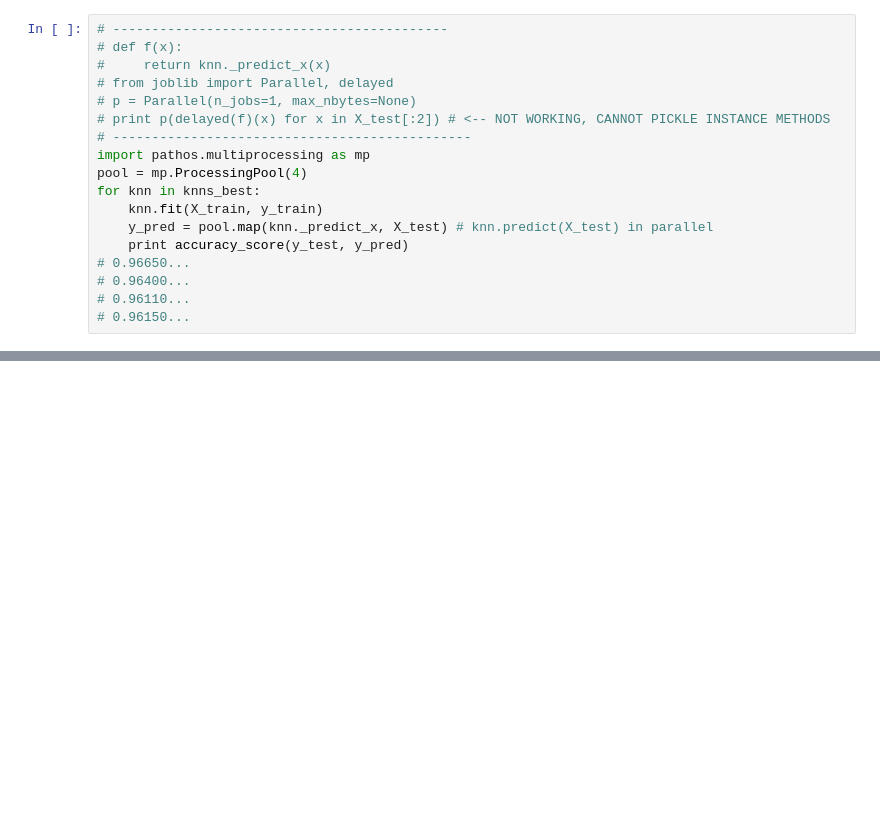
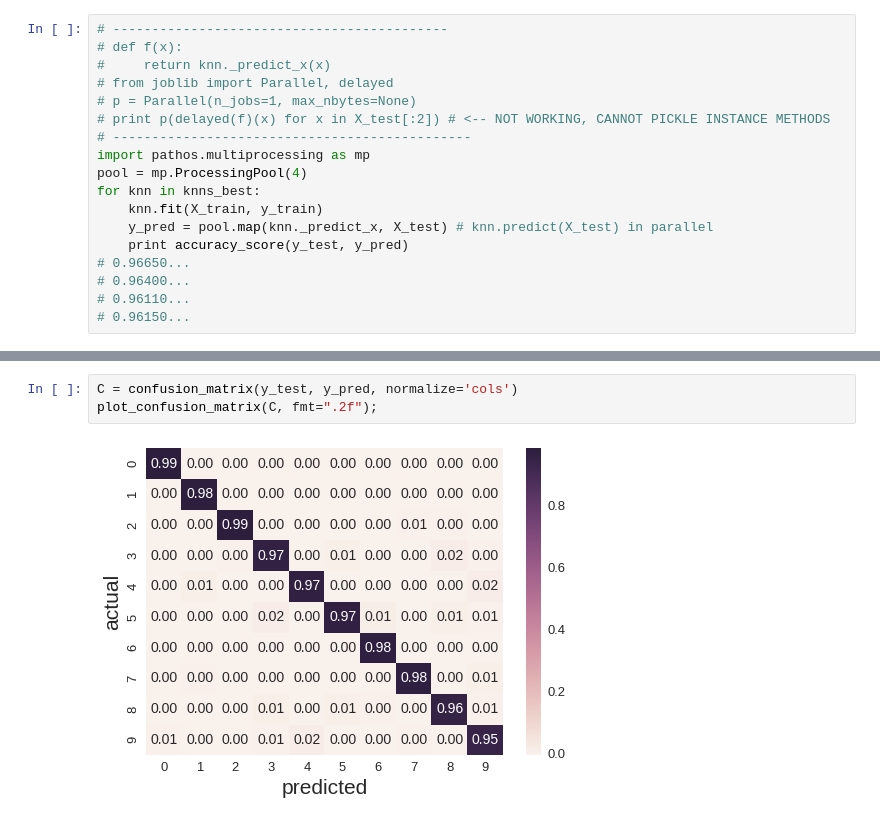
Before and after one commit to yell/mnist-challenge, a Jupyter notebook: cross_validations.ipynb, the cells around one changed output, grey strips where cells are left out. Drawn from its saved outputs; the diff is of its cells as text; blank space fills up the shorter version.

```diff
--- a/cross_validations.ipynb
+++ b/cross_validations.ipynb
@@ -757,0 +734,5 @@ for knn in knns_best:
+# %%
+C = confusion_matrix(y_test, y_pred, normalize='cols')
+plot_confusion_matrix(C, fmt=".2f");
+# %% [output]
+[figure, added]
```
Also changed, not shown: parts of 28 cells of this notebook.
